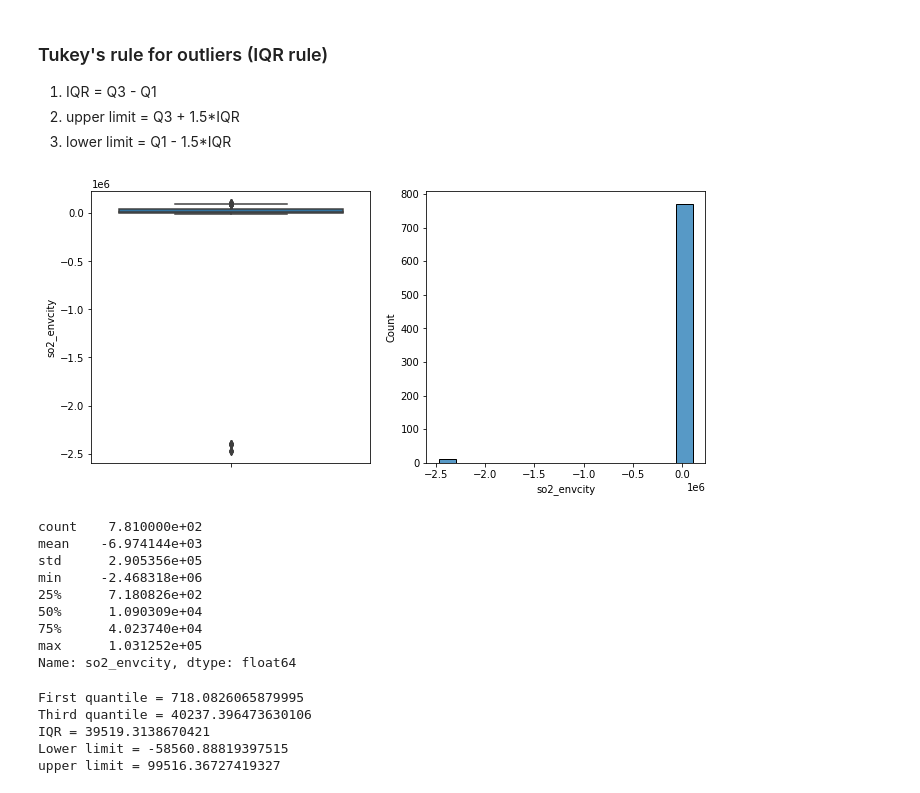
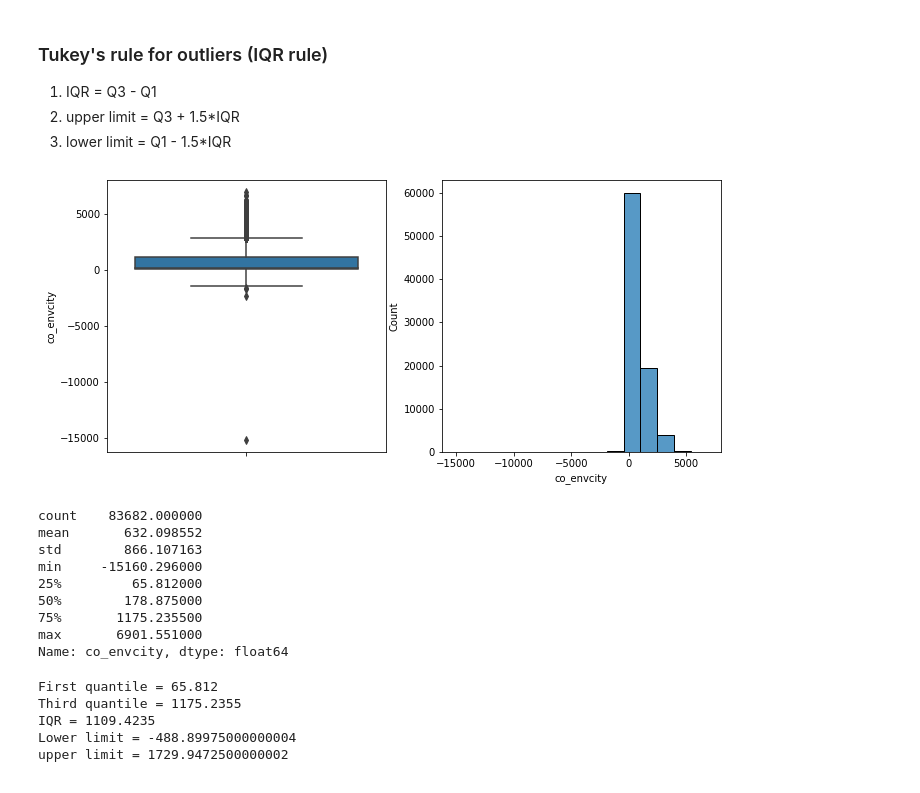
Before and after one commit to MateusMaruzka/LM_InlineAssembly, a Jupyter notebook: calib_lowcostsensors_tensorflow.ipynb, the cells around one changed output. Saved outputs shown, nothing was run; the diff lists cells and outputs as text; code cells hidden in the pictures.

```diff
--- a/calib_lowcostsensors_tensorflow.ipynb
+++ b/calib_lowcostsensors_tensorflow.ipynb
@@ -44,7 +69,11 @@ running:  3.7.15 (default, Oct 12 2022, 19:14:55)
 # %%
-df = pd.read_csv('sample_data/dataset.csv')
-df.set_index('Date/Time', inplace = True)
+df = pd.read_csv('min_ds_gm5000_envcity.csv')
+df.set_index('Unnamed: 0', inplace = True)
 df.dropna(inplace=True)
+idx = df['temperatura_envcity'] > 100
+df['temperatura_envcity'][idx] = 100
+idx = df['umidade_envcity'] > 100
+df['umidade_envcity'][idx] = 100
 # %% [markdown]
 ### Tukey's rule for outliers (IQR rule)
 
@@ -52,43 +81,49 @@ df.dropna(inplace=True)
 2. upper limit = Q3 + 1.5*IQR
 3. lower limit = Q1 - 1.5*IQR
 # %%
-l = 'so2_envcity'
+l = 'co_envcity'
+ref_l = 'co_iat'
+
+def quantiles(df):
+  Q1 = df.quantile(0.25)
+  Q3 = df.quantile(0.75)
+  IQR = Q3 - Q1
+  lower_lim = Q1 - 0.5*IQR
+  upper_lim = Q3 + 0.5*IQR
+  return Q1, Q3, lower_lim, upper_lim, IQR
+
 def boxplot_histplot(data):
   fig, ax = plt.subplots(1, 2, figsize = (11,5))
   sns.boxplot(y = data, ax = ax[0])
   sns.histplot(data, ax = ax[1], bins = 15)
   plt.show()
 
 boxplot_histplot(df[l])
 df[l].describe()
 # %% [output]
-[figure, old version]
+[figure, new version]
-count    7.810000e+02
-mean    -6.974144e+03
-std      2.905356e+05
-min     -2.468318e+06
-25%      7.180826e+02
-50%      1.090309e+04
-75%      4.023740e+04
-max      1.031252e+05
-Name: so2_envcity, dtype: float64
+count    83682.000000
+mean       632.098552
+std        866.107163
+min     -15160.296000
+25%         65.812000
+50%        178.875000
+75%       1175.235500
+max       6901.551000
+Name: co_envcity, dtype: float64
 # %%
-Q1 = df[l].quantile(0.25)
-Q3 = df[l].quantile(0.75)
-IQR = Q3 - Q1
-lower_lim = Q1 - 1.5*IQR
-upper_lim = Q3 + 1.5*IQR
+Q1, Q3, lower_lim, upper_lim, IQR = quantiles(df[l])
 print(f'First quantile = {Q1}')
 print(f'Third quantile = {Q3}')
 print(f'IQR = {IQR}')
 print(f'Lower limit = {lower_lim}')
 print(f'upper limit = {upper_lim}')
 # %% [output]
-First quantile = 718.0826065879995
-Third quantile = 40237.396473630106
-IQR = 39519.3138670421
-Lower limit = -58560.88819397515
-upper limit = 99516.36727419327
+First quantile = 65.812
+Third quantile = 1175.2355
+IQR = 1109.4235
+Lower limit = -488.89975000000004
+upper limit = 1729.9472500000002
 # %%
 outliers = (df[l] < lower_lim) | (df[l] > upper_lim)
 print(len(df[l][outliers]))
```
Also changed, not shown: parts of 22 cells of this notebook.
